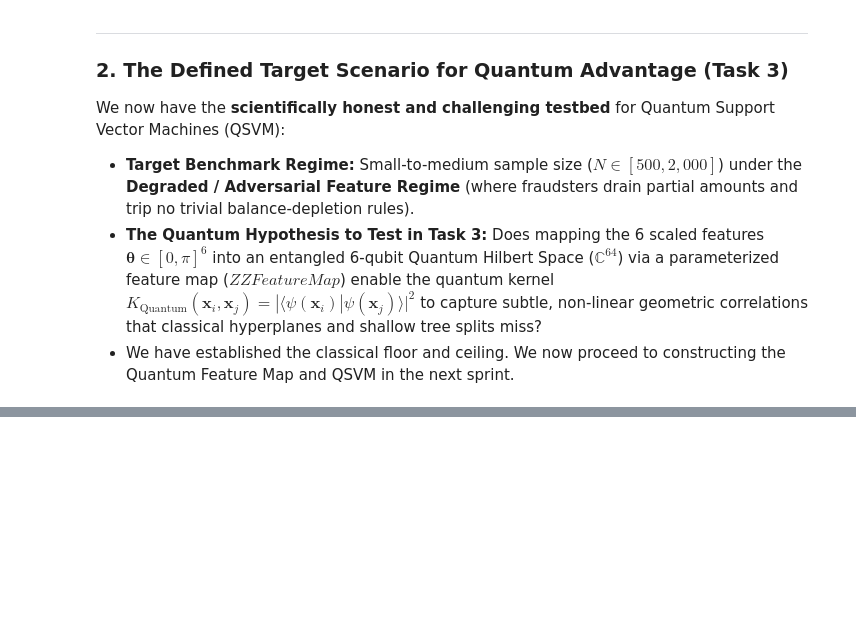
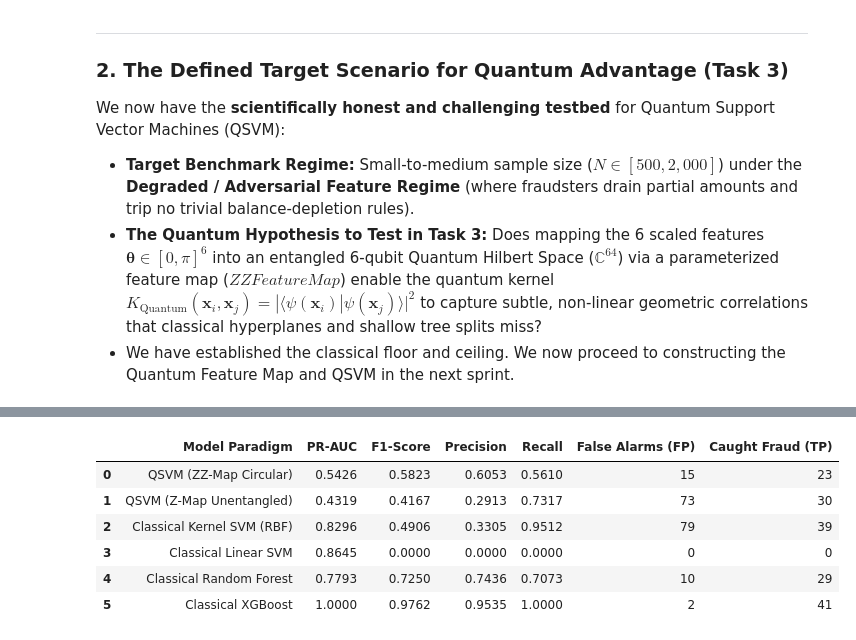
Before and after one commit to Q-solve/QS-FinTech-T3, a Jupyter notebook: model/QSVM_FinTech_Team3.ipynb, the cells around one changed output, grey strips where cells are left out. Cells and saved outputs as stored; diff of their text form; code cells hidden in the pictures; blank space fills up the shorter version.

```diff
--- a/model/QSVM_FinTech_Team3.ipynb
+++ b/model/QSVM_FinTech_Team3.ipynb
@@ -1882,0 +2125,93 @@ We now have the **scientifically honest and challenging testbed** for Quantum Su
+# %%
+# ==============================================================================
+# 7.4 Comprehensive Benchmark: Champion QSVM vs Classical Baselines (The Showdown)
+# ==============================================================================
+# Retrieve Champion Quantum Kernel Matrices (ZZ Circular) and Baseline Z-Map
+K_tr_champion, K_te_champion = kernel_matrices_cache['ZZ-Map (Reps=1, Circular Entangle)']
+K_tr_z, K_te_z = kernel_matrices_cache['Z-Map (Reps=1, Unentangled)']
+
+pos_ratio_q = (len(y_q_train) - y_q_train.sum()) / y_q_train.sum()
+
+# Fit all models on the exact same N_train=500 and evaluate on N_test=1,000
+comparison_models = {
+    'QSVM (ZZ-Map Circular)': (
+        SVC(kernel='precomputed', class_weight='balanced', probability=True, random_state=RANDOM_STATE),
+        K_tr_champion, K_te_champion
+    ),
+    'QSVM (Z-Map Unentangled)': (
+        SVC(kernel='precomputed', class_weight='balanced', probability=True, random_state=RANDOM_STATE),
+        K_tr_z, K_te_z
+    ),
+    'Classical Kernel SVM (RBF)': (
+        SVC(kernel='rbf', class_weight='balanced', probability=True, random_state=RANDOM_STATE),
+        X_q_train, X_q_test
+    ),
+    'Classical Linear SVM': (
+        CalibratedClassifierCV(estimator=LinearSVC(class_weight='balanced', max_iter=2000, random_state=RANDOM_STATE)),
+        X_q_train, X_q_test
+    ),
+    'Classical Random Forest': (
+        RandomForestClassifier(n_estimators=100, max_depth=8, class_weight='balanced', random_state=RANDOM_STATE, n_jobs=-1),
+        X_q_train, X_q_test
+    ),
+    'Classical XGBoost': (
+        xgb.XGBClassifier(n_estimators=100, max_depth=5, learning_rate=0.1, scale_pos_weight=pos_ratio_q, eval_metric='logloss', random_state=RANDOM_STATE, n_jobs=-1),
+        X_q_train, X_q_test
+    )
+}
+
+final_benchmark_records = []
+final_probabilities = {}
+final_predictions = {}
+
+for name, (model, X_tr_eval, X_te_eval) in comparison_models.items():
+    t_start = time.time()
+    model.fit(X_tr_eval, y_q_train)
+    t_fit = time.time() - t_start
+
+    t_start = time.time()
+    probs = model.predict_proba(X_te_eval)[:, 1]
+    preds = model.predict(X_te_eval)
+    lat_ms = ((time.time() - t_start) / len(X_q_test)) * 1000.0
+
+    final_probabilities[name] = probs
+    final_predictions[name] = preds
+
+    roc_auc = roc_auc_score(y_q_test, probs)
+    pr_auc = average_precision_score(y_q_test, probs)
+    f1 = f1_score(y_q_test, preds)
+    prec = precision_score(y_q_test, preds)
+    rec = recall_score(y_q_test, preds)
+    cm = confusion_matrix(y_q_test, preds)
+
+    final_benchmark_records.append({
+        'Model Paradigm': name,
+        'PR-AUC': pr_auc,
+        'ROC-AUC': roc_auc,
+        'F1-Score': f1,
+        'Precision': prec,
+        'Recall': rec,
+        'Training Time (s)': t_fit,
+        'Latency (ms/tx)': lat_ms,
+        'False Alarms (FP)': cm[0, 1],
+        'Missed Fraud (FN)': cm[1, 0],
+        'Caught Fraud (TP)': cm[1, 1]
+    })
+
+final_benchmark_df = pd.DataFrame(final_benchmark_records)
+
+# Export Benchmark Artifact
+final_benchmark_csv = os.path.join(ARTIFACT_DIR, "quantum_vs_classical_benchmark_results.csv")
+final_benchmark_df.to_csv(final_benchmark_csv, index=False)
+
+print("\n" + "="*95)
+print("FINAL BENCHMARK: QUANTUM SVM (QSVM) VS CLASSICAL BASELINES (N=500)")
+print("="*95)
+display_cols = ['Model Paradigm', 'PR-AUC', 'F1-Score', 'Precision', 'Recall', 'False Alarms (FP)', 'Caught Fraud (TP)']
+display(final_benchmark_df[display_cols].style.format({
+    'PR-AUC': '{:.4f}',
+    'F1-Score': '{:.4f}',
+    'Precision': '{:.4f}',
+    'Recall': '{:.4f}'
+}).background_gradient(cmap='Blues', subset=['PR-AUC', 'F1-Score', 'Precision']))
+# %% [output]
@@ -1882,0 +2221,7 @@ We now have the **scientifically honest and challenging testbed** for Quantum Su
+|  | Model Paradigm | PR-AUC | F1-Score | Precision | Recall | False Alarms (FP) | Caught Fraud (TP) |
+| 0 | QSVM (ZZ-Map Circular) | 0.5426 | 0.5823 | 0.6053 | 0.5610 | 15 | 23 |
+| 1 | QSVM (Z-Map Unentangled) | 0.4319 | 0.4167 | 0.2913 | 0.7317 | 73 | 30 |
+| 2 | Classical Kernel SVM (RBF) | 0.8296 | 0.4906 | 0.3305 | 0.9512 | 79 | 39 |
+| 3 | Classical Linear SVM | 0.8645 | 0.0000 | 0.0000 | 0.0000 | 0 | 0 |
+| 4 | Classical Random Forest | 0.7793 | 0.7250 | 0.7436 | 0.7073 | 10 | 29 |
+| 5 | Classical XGBoost | 1.0000 | 0.9762 | 0.9535 | 1.0000 | 2 | 41 |
```
Also changed, not shown: parts of 12 cells of this notebook, 1 other file.
